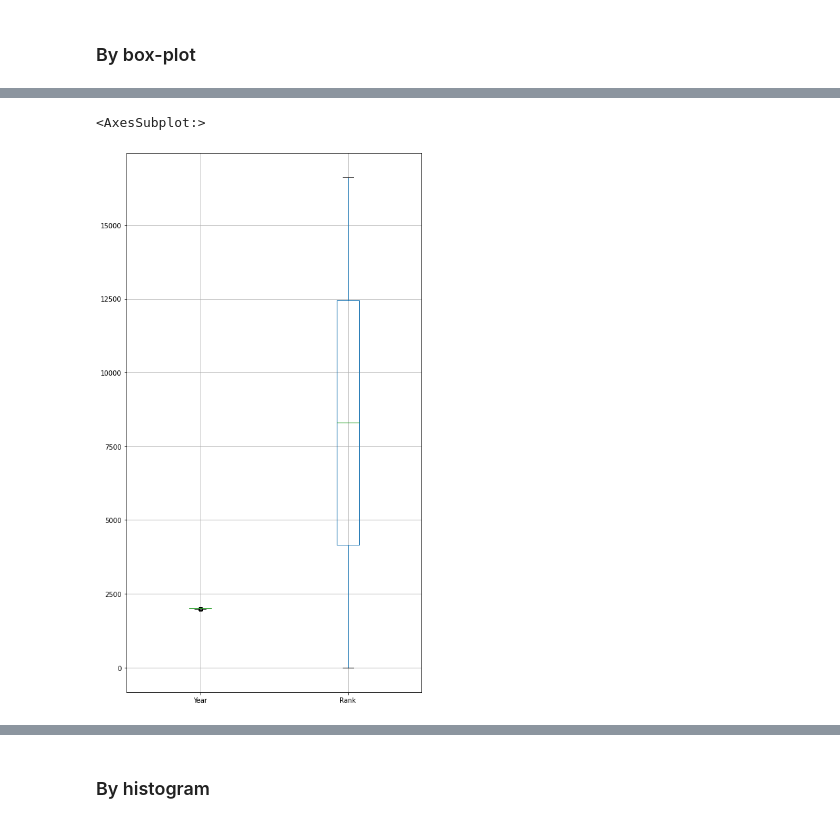
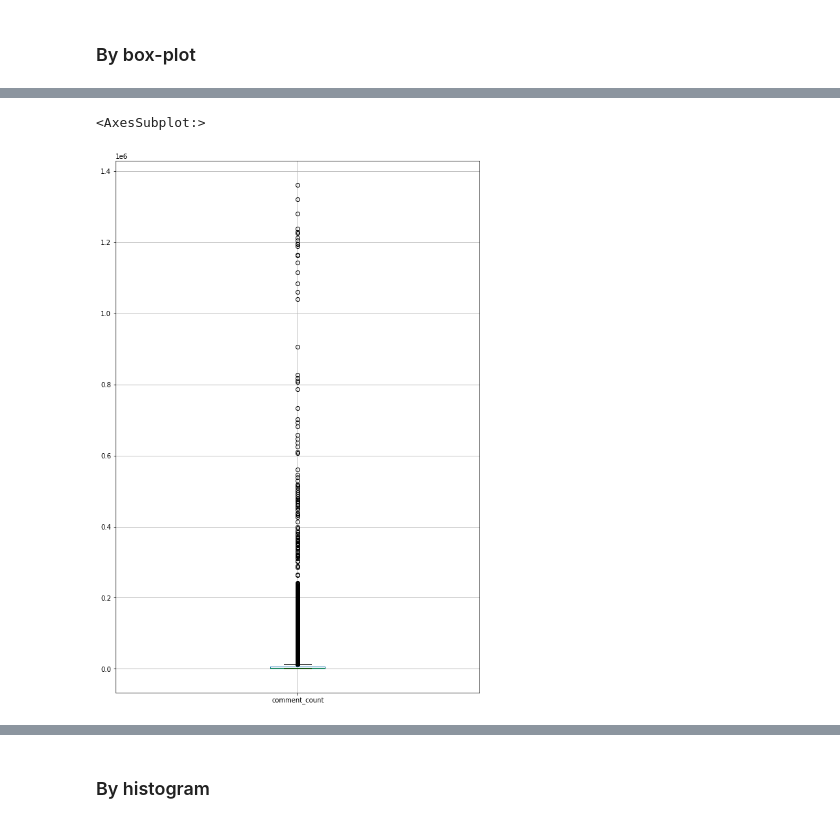
Before and after one commit to kawaremu/CodeLabsAcademy, a Jupyter notebook: Unit 2/Homeworks/data-exploration.ipynb, the cells around one changed output, grey strips where cells are left out. Saved outputs shown, nothing was run; the diff lists cells and outputs as text; code cells hidden in the pictures.

```diff
--- a/Unit 2/Homeworks/data-exploration.ipynb
+++ b/Unit 2/Homeworks/data-exploration.ipynb
@@ -391,0 +394,2 @@ plt.boxplot(x=df['EU_Sales'])
+# %%
+df = pd.read_csv('videosUS.csv')
@@ -579,6 +606,6 @@ df.sort_values(by='EU_Sales')
 # %%
-df.boxplot(column=['Year','Rank'],figsize=(8,15))
+df.boxplot(column='comment_count',figsize=(10,15))
 # %% [output]
 <AxesSubplot:>
-[figure, old version]
+[figure, new version]
 # %%
```
Also changed, not shown: parts of 44 cells of this notebook, 6 other files.
